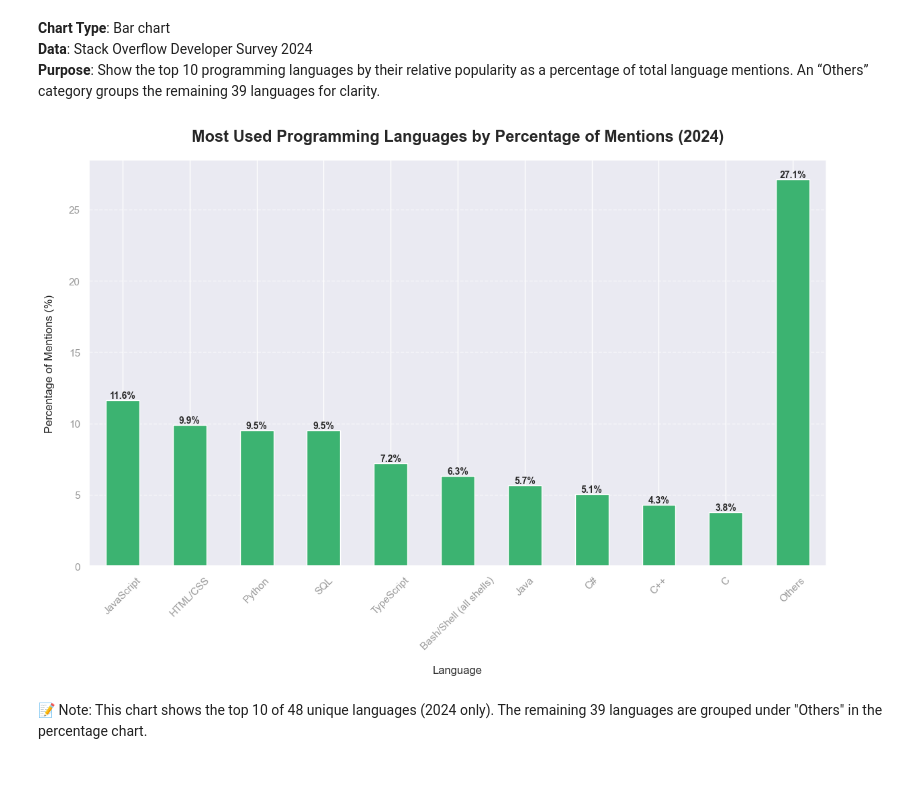
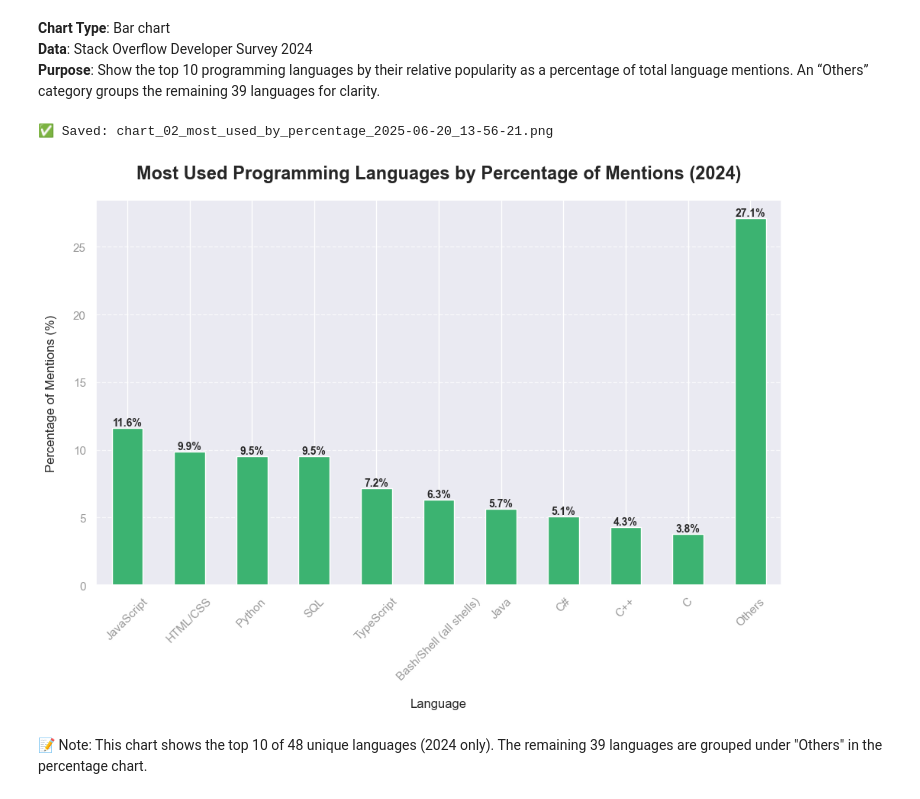
Before and after one commit to GitToKenn/dev-language-trends-2018-2024, a Jupyter notebook: notebook/02_language_trend_analysis.ipynb, the cells around one changed output. Cells and saved outputs as stored; diff of their text form; code cells hidden in the pictures.

```diff
--- a/notebook/02_language_trend_analysis.ipynb
+++ b/notebook/02_language_trend_analysis.ipynb
@@ -164,7 +171,7 @@ memory usage: 12.3+ MB
 #plot
 ax = df_lang_count_2024.plot(kind='bar',
                              color='mediumseagreen',
-                            figsize=(10, 8.5))
+                            figsize=(10, 7.5))
 
 #title and label setting
 plt.title("Most Used Programming Languages by Developer Count (2024)",
@@ -197,5 +204,12 @@ for p in ax.patches:
                 fontsize=10, fontweight='bold')
 
 plt.tight_layout()
+
+#save chart
+filename = f"chart_01_most_used_by_count_{timestamp}.png"
+plt.savefig(f"chart/{filename}", dpi=300, bbox_inches='tight')
+print(f"✅ Saved: {filename}")
+
+#show
 plt.show()
 # %% [output]
@@ -244,7 +259,7 @@ df_lang_pct_2024_top10["Others"] = others_pct
 ax = df_lang_pct_2024_top10.plot(
     kind='bar',
     color='mediumseagreen',
-    figsize=(12, 8.5)
+    figsize=(10, 7.5)
 )
 
 
@@ -254,34 +269,42 @@ plt.title("Most Used Programming Languages by Percentage of Mentions (2024)",
           fontweight="bold",
           pad=20)
 
 plt.ylabel("Percentage of Mentions (%)",
            labelpad=15)
 plt.xlabel("Language",
            labelpad=15)
 
 # Tick formatting
 plt.xticks(rotation=45,
            alpha=0.8,
            color="grey")
 plt.yticks(color="grey",
            alpha=0.8)
 plt.grid(axis='y',
          linestyle='--',
          alpha=0.7)
 
 # Add percentage labels
 for p in ax.patches:
     value = p.get_height()
     ax.annotate(f'{value:.1f}%',
                 (p.get_x() + p.get_width() / 2, value),
                 ha='center', va='bottom',
                 fontsize=10, fontweight='bold')
 #print and show
 
 plt.tight_layout()
+
+#save chart
+filename = f"chart_02_most_used_by_percentage_{timestamp}.png"
+plt.savefig(f"chart/{filename}", dpi=300, bbox_inches='tight')
+print(f"✅ Saved: {filename}")
+
+#show
 plt.show()
 # %% [output]
+✅ Saved: chart_02_most_used_by_percentage_2025-06-20_13-56-21.png
-[figure, old version]
+[figure, new version]
 # %% [markdown]
 📝 Note: This chart shows the top 10 of 48 unique languages (2024 only).
 The remaining 39 languages are grouped under "Others" in the percentage chart.
```
Also changed, not shown: parts of 11 cells of this notebook, 10 other files.
